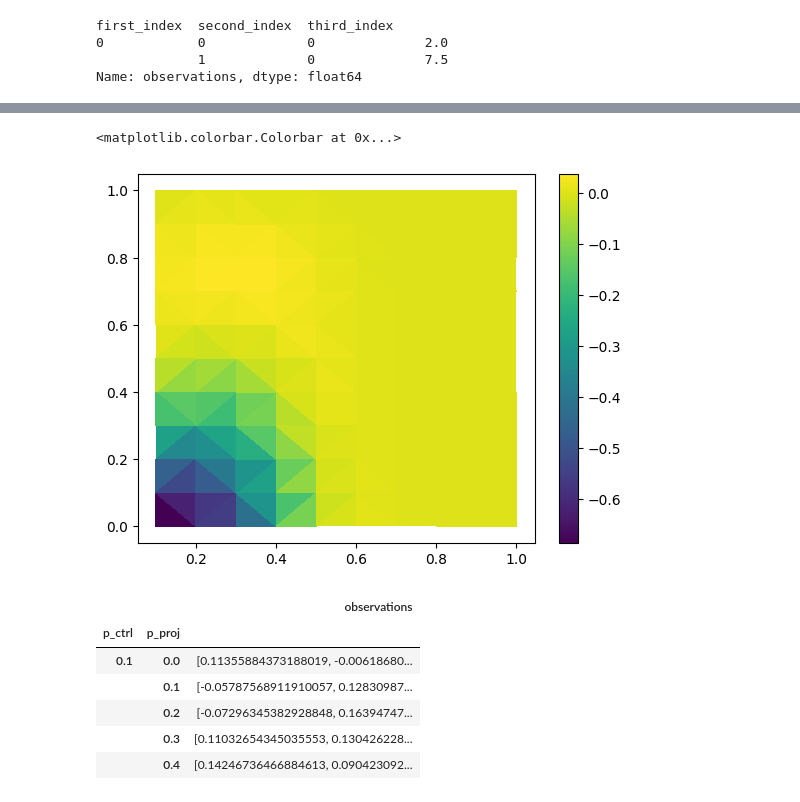
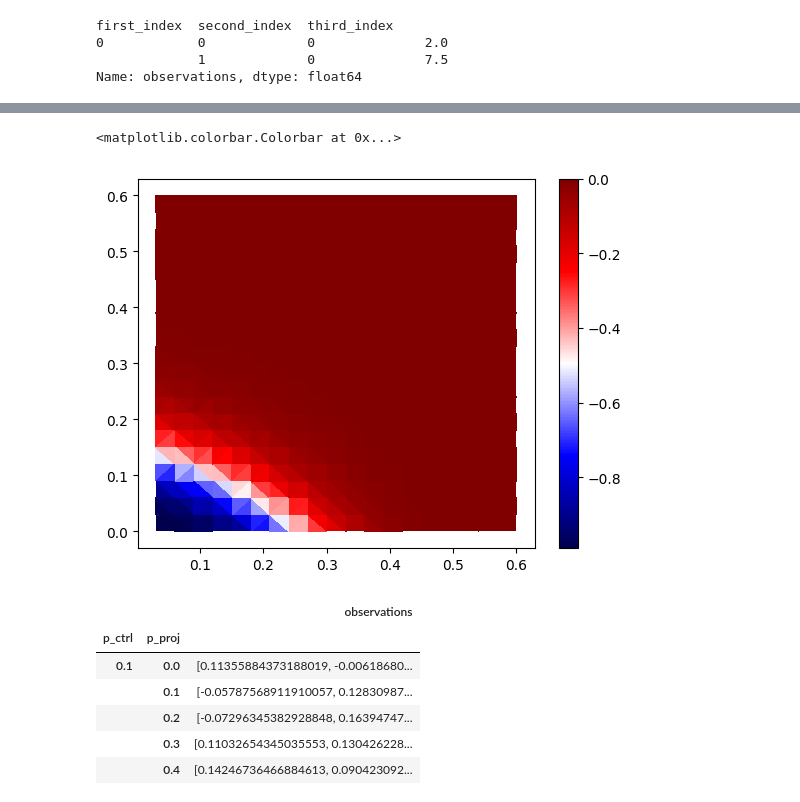
Before and after one commit to hainingpan/control_transition, a Jupyter notebook: combine.ipynb, the cells around one changed output, grey strips where cells are left out. Drawn from its saved outputs; the diff is of its cells as text; code cells hidden in the pictures.

```diff
--- a/combine.ipynb
+++ b/combine.ipynb
@@ -228,4 +194,7 @@ for s in range(1):
 # %% [markdown]
 ## Convert to pandas
 # %%
-index = pd.MultiIndex.from_tuples([key for key in data_dict.keys() if key!='fn'], names=['Metrics','L', 'p_ctrl', 'p_proj'])
+def convert_pd(data_dict):
+    index = pd.MultiIndex.from_tuples([key for key in data_dict.keys() if key!='fn'], names=['Metrics','L', 'p_ctrl', 'p_proj'])
+    df = pd.DataFrame({'observations': [val for key,val in data_dict.items() if key!='fn']}, index=index)
+    return df
@@ -254,3 +201,5 @@ Int64Index([8, 10], dtype='int64', name='L')
+# %%
+df=convert_pd(data_dict)
 # %%
 import matplotlib.pyplot as plt
 # %%
@@ -306,6 +284,6 @@ dd_O=df.xs(key='O',level='Metrics').xs(key=10,level='L')['observations'].apply(l
 # ax.plot(dd.index.get_level_values('p_ctrl'),dd,'.-',label=f'L={L}')
 # %%
-dd_TMI=df.xs(key='TMI',level='Metrics').xs(key=10,level='L')['observations'].apply(lambda obs: sum(obs) / len(obs) if obs else None)
+dd_TMI=df.xs(key='TMI',level='Metrics').xs(key=16,level='L')['observations'].apply(lambda obs: sum(obs) / len(obs) if obs else None)
 # ax.plot(dd.index.get_level_values('p_ctrl'),dd,'.-',label=f'L={L}')
 # %%
 plt.tripcolor(dd_O.index.get_level_values('p_ctrl'),dd_O.index.get_level_values('p_proj'),dd_O)
@@ -315,9 +293,9 @@ plt.tripcolor(dd_O.index.get_level_values('p_ctrl'),dd_O.index.get_level_values(
 # %%
-plt.tripcolor(dd_TMI.index.get_level_values('p_ctrl'),dd_TMI.index.get_level_values('p_proj'),np.tanh(dd_TMI))
+plt.tripcolor(dd_TMI.index.get_level_values('p_ctrl'),dd_TMI.index.get_level_values('p_proj'),np.tanh(dd_TMI),cmap='seismic',)
 plt.colorbar()
 # %% [output]
 <matplotlib.colorbar.Colorbar at 0x...>
-[figure, old version]
+[figure, new version]
 # %%
 df.xs(key='O',level='Metrics').xs(key=10,level='L')
 # %% [output]
```
Also changed, not shown: parts of 33 cells of this notebook.
